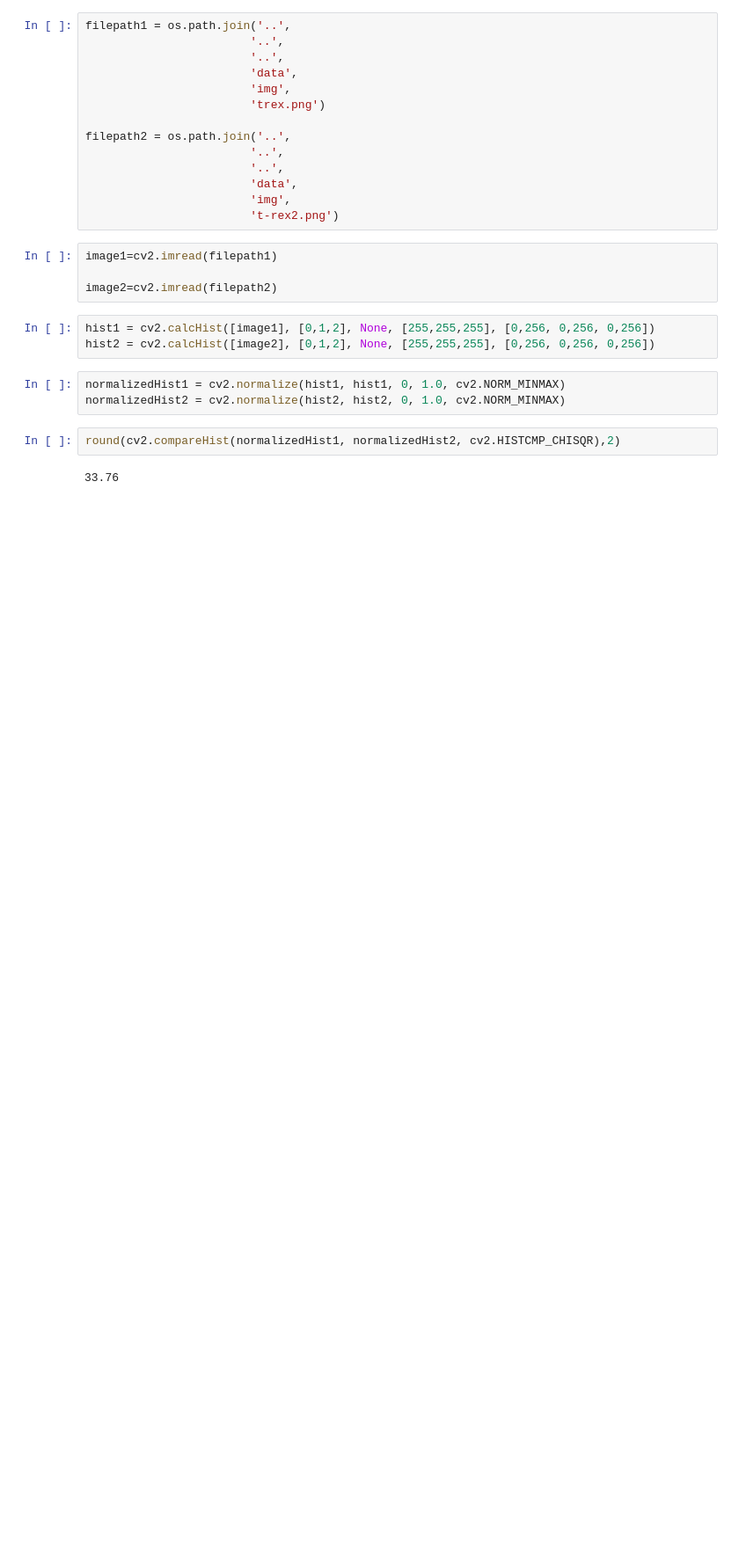
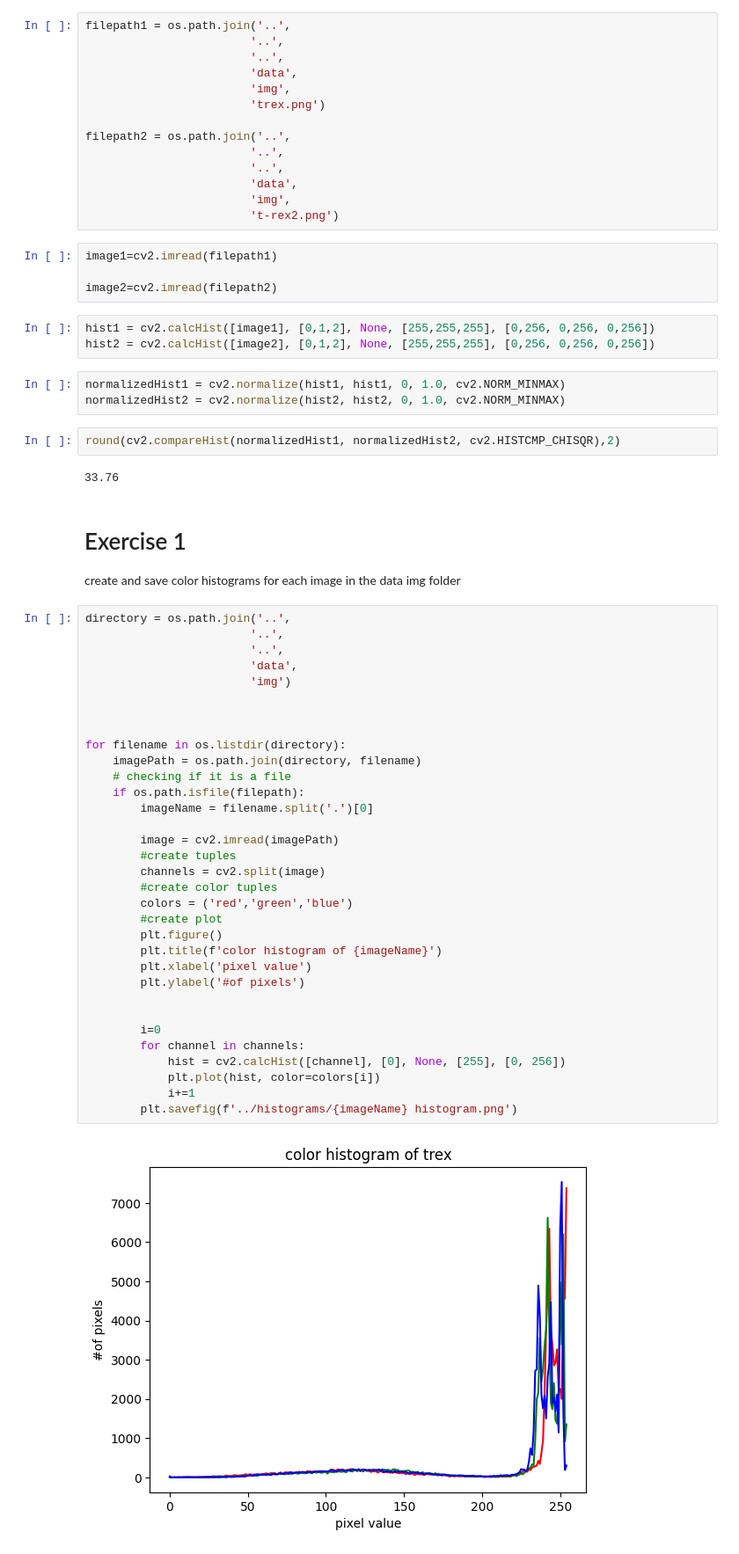
Before and after one commit to missingusername/cds-vis-git, a Jupyter notebook: notebooks/session3.ipynb, the cells around one changed output. Shown at 88% size. Drawn from its saved outputs; the diff is of its cells as text; blank space fills up the shorter version.

Commit message:
exercise 1 done

```diff
--- a/notebooks/session3.ipynb
+++ b/notebooks/session3.ipynb
@@ -97,3 +97,41 @@ normalizedHist2 = cv2.normalize(hist2, hist2, 0, 1.0, cv2.NORM_MINMAX)
 round(cv2.compareHist(normalizedHist1, normalizedHist2, cv2.HISTCMP_CHISQR),2)
 # %% [output]
 33.76
+# %% [markdown]
+# Exercise 1
+create and save color histograms for each image in the data img folder
+# %%
+directory = os.path.join('..',
+                        '..',
+                        '..',
+                        'data',
+                        'img')
+
+
+
+for filename in os.listdir(directory):
+    imagePath = os.path.join(directory, filename)
+    # checking if it is a file
+    if os.path.isfile(filepath):
+        imageName = filename.split('.')[0]
+
+        image = cv2.imread(imagePath)
+        #create tuples
+        channels = cv2.split(image)
+        #create color tuples
+        colors = ('red','green','blue')
+        #create plot
+        plt.figure()
+        plt.title(f'color histogram of {imageName}')
+        plt.xlabel('pixel value')
+        plt.ylabel('#of pixels')
+
+
+        i=0
+        for channel in channels:
+            hist = cv2.calcHist([channel], [0], None, [255], [0, 256])
+            plt.plot(hist, color=colors[i])
+            i+=1
+        plt.savefig(f'../histograms/{imageName} histogram.png')
+# %% [output]
+[figure, added]
```
Also changed, not shown: parts of 2 cells of this notebook, 12 other files.
